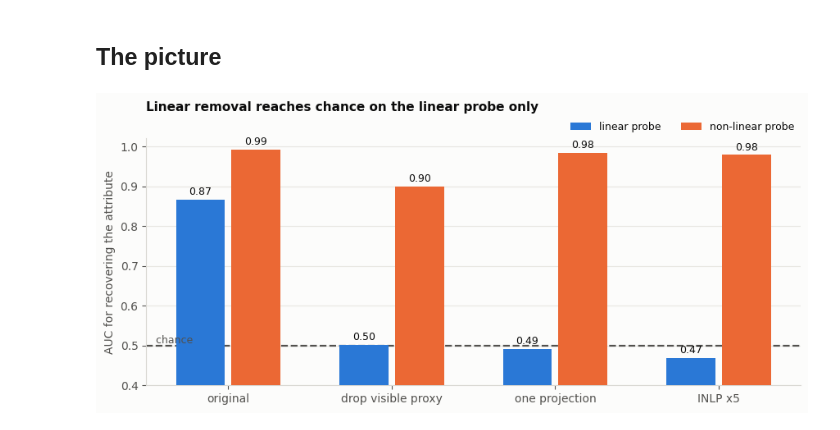
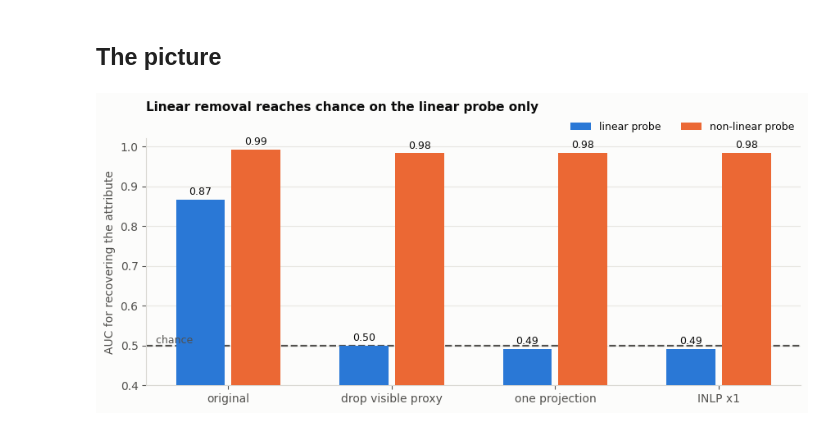
Before and after one commit to alexchilton/eu-ai-act-article10-hr-bias, a Jupyter notebook: notebooks/05_linear_vs_adversarial_removal.ipynb, the cells around one changed output. Saved outputs shown, nothing was run; the diff lists cells and outputs as text; code cells hidden in the pictures.

```diff
--- a/notebooks/05_linear_vs_adversarial_removal.ipynb
+++ b/notebooks/05_linear_vs_adversarial_removal.ipynb
@@ -66,10 +66,11 @@ A **linear probe** is logistic regression. A **non-linear probe** is a
 gradient-boosted tree. Both try to recover the protected attribute. AUC 0.5 is
 chance. The gap between them is the whole story.
 # %%
-def probe(M, kind):
+def probe(M, kind, y=None):
+    y = z if y is None else y
     model = (LogisticRegression(max_iter=2000) if kind == 'linear'
              else HistGradientBoostingClassifier(random_state=0))
-    return cross_val_score(model, M, z, cv=5, scoring='roc_auc').mean()
+    return cross_val_score(model, M, y, cv=5, scoring='roc_auc').mean()
 
 
 def report(M, name):
@@ -78,7 +79,7 @@ def report(M, name):
 
 print(f'{"":<40} {"linear":>6}    {"non-linear":>10}')
 report(X, 'original')
-report(X[:, [1, 2, 3]], "drop 'a', the visible proxy")
+report(X[:, 1:], "drop 'a', the visible proxy")
 
 w = LogisticRegression(max_iter=2000).fit(X, z).coef_[0]
 w /= np.linalg.norm(w)
@@ -95,17 +96,29 @@ Iterative Nullspace Projection is the strongest of the linear family. Fit a
 linear classifier, project out its direction, repeat until the classifier can no
 longer do better than chance.
 # %%
-P = X.copy()
-for step in range(12):
-    w = LogisticRegression(max_iter=2000).fit(P, z).coef_[0]
-    norm = np.linalg.norm(w)
-    if norm < 1e-8:
-        break
-    P = P - np.outer(P @ (w / norm), w / norm)
+def inlp(M, y, max_steps=12, tol=0.01):
+    """Ravfogel et al. stop when the probe reaches chance, not when the
+    coefficient vector reaches zero. An earlier version of this notebook used
+    the norm rule and kept projecting long after the probe was at chance; on
+    some seeds it removed all 12 directions and the tree then read
+    floating-point residue."""
+    P, applied = M.copy(), 0
+    for _ in range(max_steps):
+        if probe(P, 'linear', y) - 0.5 < tol:
+            break
+        w = LogisticRegression(max_iter=2000).fit(P, y).coef_[0]
+        norm = np.linalg.norm(w)
+        if norm < 1e-8:
+            break
+        P = P - np.outer(P @ (w / norm), w / norm)
+        applied += 1
+    return P, applied
 
-print(f'INLP ran {step + 1} projections; '
-      f'{X.shape[1]} columns -> numerical rank {np.linalg.matrix_rank(P, tol=1e-8)}')
-report(P, f'INLP, {step + 1} projections')
+
+P, n_proj = inlp(X, z)
+print(f'INLP applied {n_proj} projection(s); {X.shape[1]} columns -> '
+      f'numerical rank {np.linalg.matrix_rank(P, tol=1e-8)}')
+report(P, f'INLP, {n_proj} projection(s)')
 
 # A linear probe on second-order terms of the same data
 sq = np.c_[b1**2, b2**2, b1 * b2]
@@ -180,33 +235,33 @@ def tidy(ax, xgrid=True):
     ax.set_axisbelow(True)
 
 w0 = LogisticRegression(max_iter=2000).fit(X, z).coef_[0]
 w0 /= np.linalg.norm(w0)
 variants = [('original', X),
-            ("drop visible proxy", X[:, [1, 2, 3]]),
+            ("drop visible proxy", X[:, 1:]),
             ('one projection', X - np.outer(X @ w0, w0)),
-            (f'INLP x{step + 1}', P)]
+            (f'INLP x{n_proj}', P)]
 lin = [probe(M, 'linear') for _, M in variants]
 non = [probe(M, 'tree') for _, M in variants]
 
 fig, ax = plt.subplots(figsize=(8.8, 4.0))
 x = np.arange(len(variants))
 ax.bar(x - 0.17, lin, 0.30, label='linear probe', color=BLUE, zorder=3)
 ax.bar(x + 0.17, non, 0.30, label='non-linear probe', color=ORANGE, zorder=3)
 for xi, (lv, nv) in zip(x, zip(lin, non)):
     ax.text(xi - 0.17, lv + 0.012, f'{lv:.2f}', ha='center', fontsize=9, color=INK)
     ax.text(xi + 0.17, nv + 0.012, f'{nv:.2f}', ha='center', fontsize=9, color=INK)
 ax.axhline(0.5, color=MUTED, lw=1.6, ls='--')
 ax.text(0.01, 0.5, ' chance', color=MUTED, fontsize=9, va='bottom', ha='left',
         transform=ax.get_yaxis_transform())
 ax.set_xticks(x, [n for n, _ in variants])
 ax.set_ylim(0.4, 1.02)
 ax.legend(frameon=False, ncol=2, fontsize=9, loc='lower right', bbox_to_anchor=(1.0, 1.0), borderaxespad=0.2)
 tidy(ax, xgrid=False)
 ax.set_ylabel('AUC for recovering the attribute')
 ax.set_title('Linear removal reaches chance on the linear probe only',
              loc='left', pad=24)
 fig.tight_layout()
 plt.savefig('../figures/05_linear_vs_nonlinear.png', dpi=150, bbox_inches='tight')
 plt.show()
 # %% [output]
-[figure, old version]
+[figure, new version]
```
Also changed, not shown: parts of 5 cells of this notebook, 9 other files.
